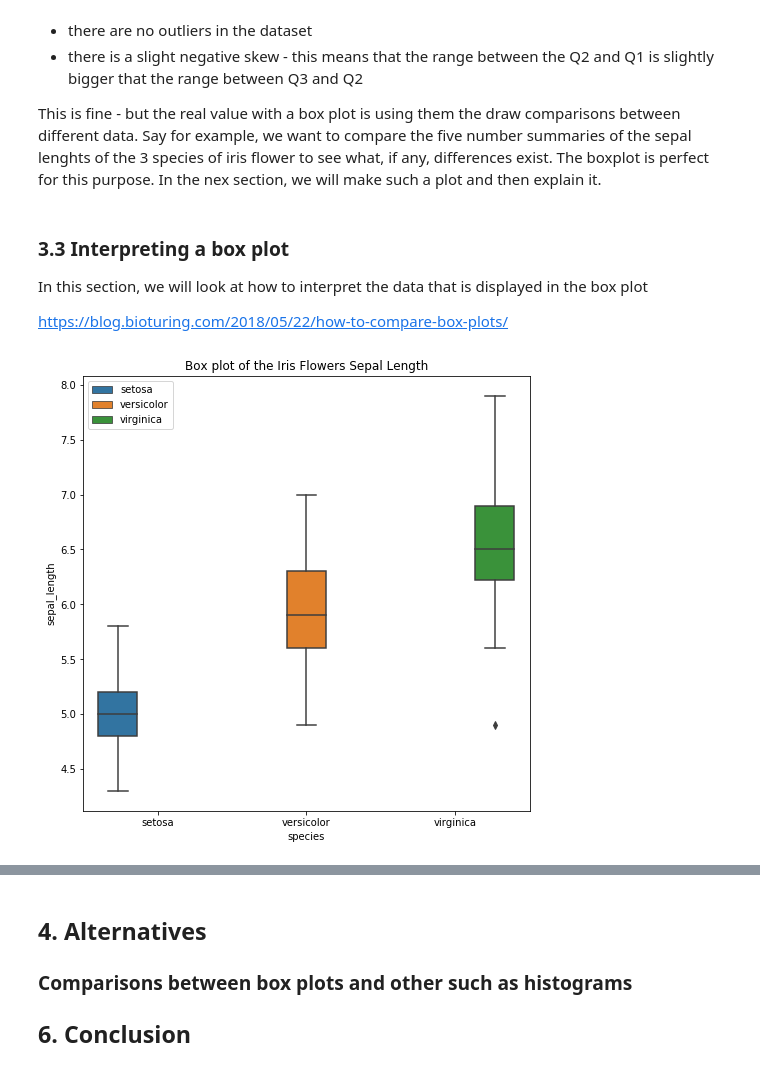
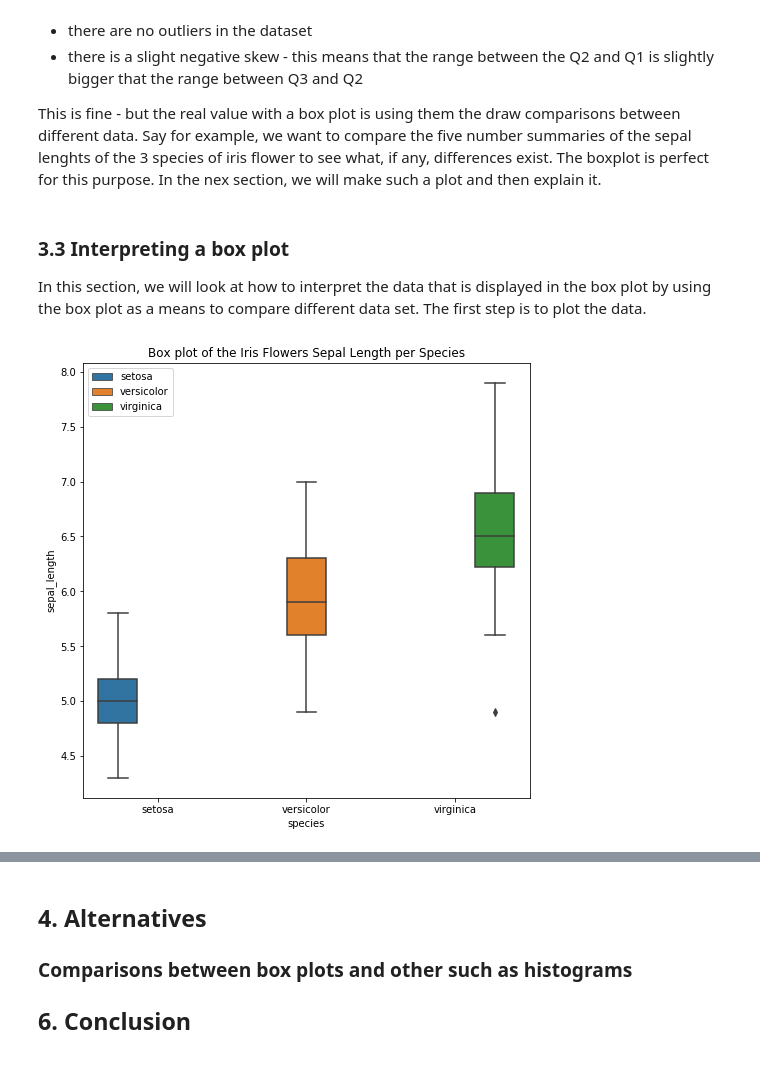
Before and after one commit to shkyler/gmit-foda-project, a Jupyter notebook: boxplot.ipynb, the cells around one changed output, grey strips where cells are left out. Saved outputs shown, nothing was run; the diff lists cells and outputs as text; code cells hidden in the pictures.

Commit message:
added section 3.3

```diff
--- a/boxplot.ipynb
+++ b/boxplot.ipynb
@@ -192,17 +192,15 @@ This shows us that [15]:
 This is fine - but the real value with a box plot is using them the draw comparisons between different data. Say for example, we want to compare the five number summaries of the sepal lenghts of the 3 species of iris flower to see what, if any, differences exist. The boxplot is perfect for this purpose. In the nex section, we will make such a plot and then explain it.
 # %% [markdown]
 ### 3.3 Interpreting a box plot
-In this section, we will look at how to interpret the data that is displayed in the box plot
-
-https://blog.bioturing.com/2018/05/22/how-to-compare-box-plots/
+In this section, we will look at how to interpret the data that is displayed in the box plot by using the box plot as a means to compare different data set. The first step is to plot the data.
 # %%
 # resize the plot
 plt.rcParams['figure.figsize'] = [8, 8]
 # call the box plot - seperating by species
 sns.boxplot(x='species', y='sepal_length', data=iris, orient='v', hue='species')
 # give a title to the plot
-plt.title('Box plot of the Iris Flowers Sepal Length')
+plt.title('Box plot of the Iris Flowers Sepal Length per Species')
 plt.legend()
 plt.show()
 # %% [output]
-[figure, old version]
+[figure, new version]
```
Also changed, not shown: parts of 3 cells of this notebook.
